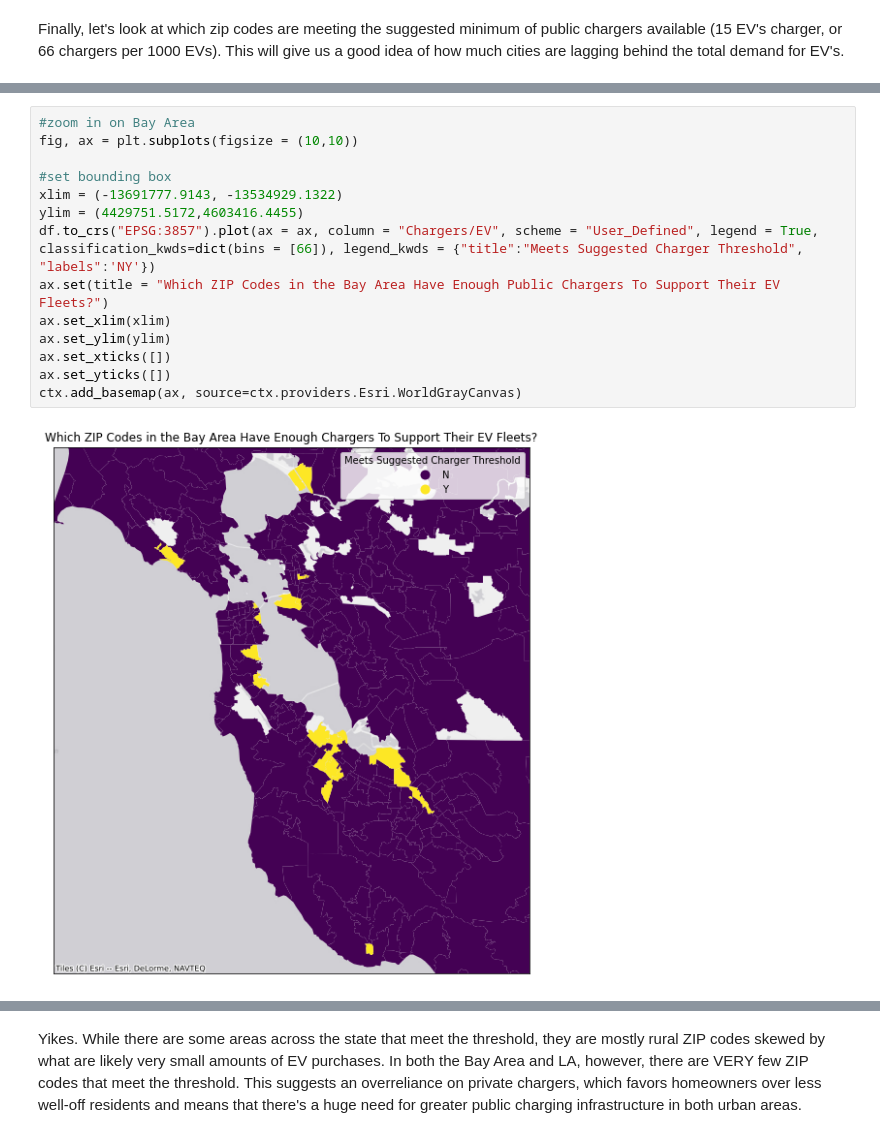
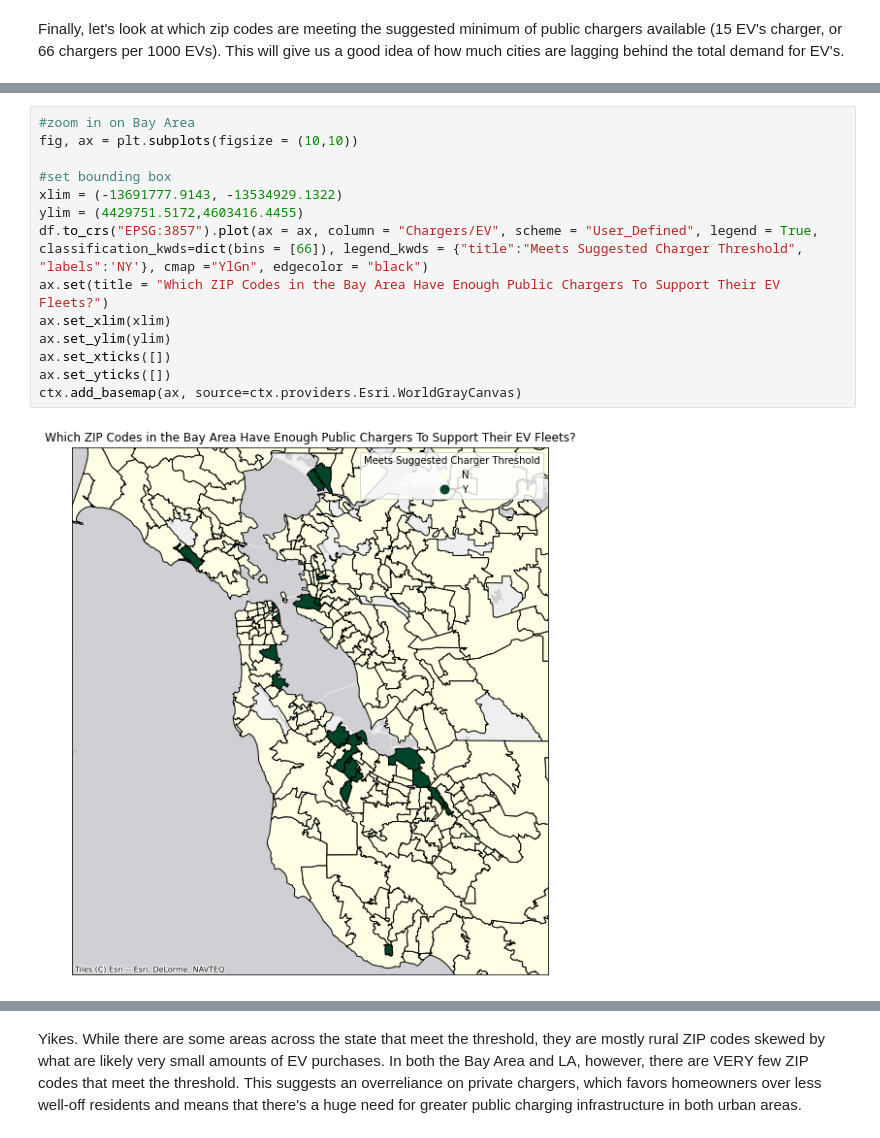
Before and after one commit to opheliasin/ev-charger-sales, a Jupyter notebook: Question 2 - Analysis.ipynb, the cells around one changed output, grey strips where cells are left out. Drawn from its saved outputs; the diff is of its cells as text.

Commit message:
update readme, change plot colors

```diff
--- a/Question 2 - Analysis.ipynb
+++ b/Question 2 - Analysis.ipynb
@@ -122,19 +122,19 @@ ctx.add_basemap(ax, source=ctx.providers.Esri.WorldGrayCanvas)
 # %%
 #zoom in on Bay Area
 fig, ax = plt.subplots(figsize = (10,10))
 
 #set bounding box
 xlim = (-13691777.9143, -13534929.1322)
 ylim = (4429751.5172,4603416.4455)
-df.to_crs("EPSG:3857").plot(ax = ax, column = "Chargers/EV", scheme = "User_Defined", legend = True,  classification_kwds=dict(bins = [66]), legend_kwds = {"title":"Meets Suggested Charger Threshold", "labels":'NY'})
+df.to_crs("EPSG:3857").plot(ax = ax, column = "Chargers/EV", scheme = "User_Defined", legend = True,  classification_kwds=dict(bins = [66]), legend_kwds = {"title":"Meets Suggested Charger Threshold", "labels":'NY'}, cmap ="YlGn", edgecolor = "black")
 ax.set(title = "Which ZIP Codes in the Bay Area Have Enough Public Chargers To Support Their EV Fleets?")
 ax.set_xlim(xlim)
 ax.set_ylim(ylim)
 ax.set_xticks([])
 ax.set_yticks([])
 ctx.add_basemap(ax, source=ctx.providers.Esri.WorldGrayCanvas)
 # %% [output]
-[figure, old version]
+[figure, new version]
 # %%
 #zoom in on LA
 #-13209235.7320,3975948.4633,-13083573.2575,4084794.7916
```
Also changed, not shown: parts of 10 cells of this notebook, 1 other file.
